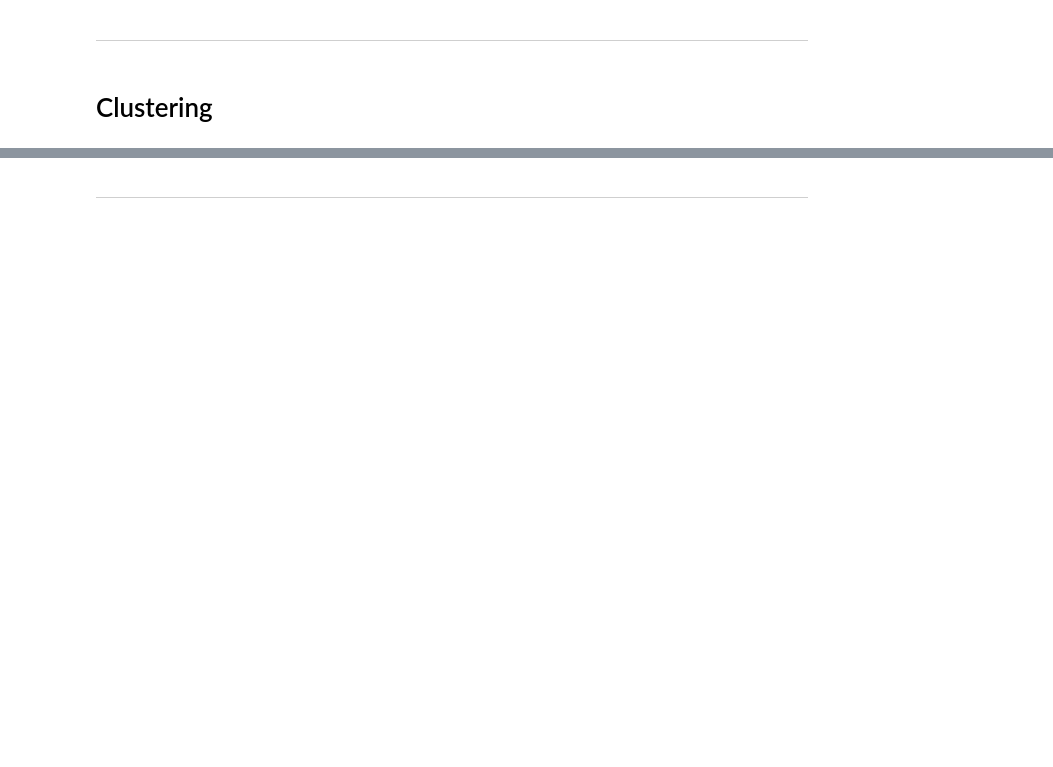
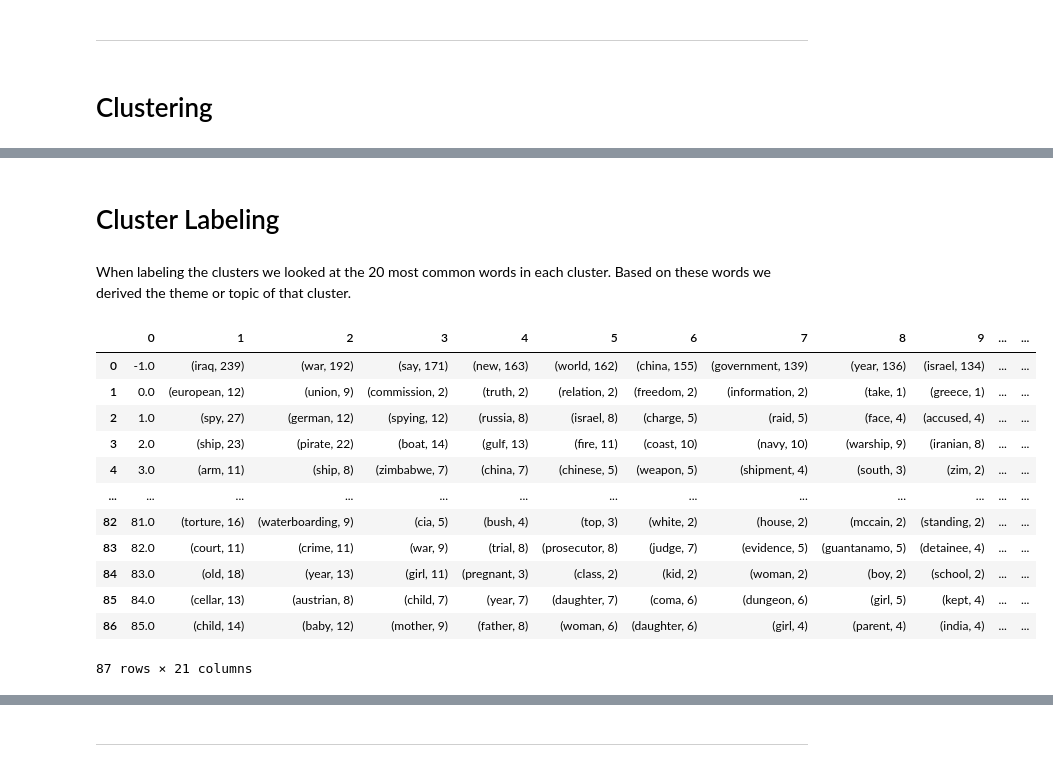
Before and after one commit to norahahr/TMproject, a Jupyter notebook: TM Group Project.ipynb, the cells around one changed output, grey strips where cells are left out. Saved outputs shown, nothing was run; the diff lists cells and outputs as text; code cells hidden in the pictures; blank space fills up the shorter version.

Commit message:
Add cluster labeling

```diff
--- a/TM Group Project.ipynb
+++ b/TM Group Project.ipynb
@@ -316,0 +348,6 @@ train_ireland, test_ireland = train_test_split(ireland_df, test_size=0.20, rando
+# %%
+# Generate the optimized cluster model for the Reddit data
+reddit_clusters = generate_clusters(sentence_embeddings=reddit_embed,
+                                    n_neighbors=9,
+                                    n_components=4,
+                                    min_cluster_size=14)
@@ -316,0 +360,52 @@ train_ireland, test_ireland = train_test_split(ireland_df, test_size=0.20, rando
+# %% [markdown]
+# Cluster Labeling
+# %% [markdown]
+When labeling the clusters we looked at the 20 most common words in each cluster. Based on these words we derived the theme or topic of that cluster.
+# %%
+def cluster_words(embedding, clustering, label, top_words = 20):
+    """Given a list of sentence embeddings and correspoding cluster labels, returns the most frequent words
+   for a given cluster."""
+
+    word_list = []
+
+    for n in range(len(embedding)):
+        if clustering.labels_[n] == label:
+            word_list.append(embedding.iloc[n][0])
+
+    word_counter = Counter(chain.from_iterable(word_list))
+
+    return word_counter.most_common(top_words)
+
+def clusters_words(embedding, clustering, top_words = 20):
+    """Given a list of sentence embeddings and corresponding cluster labels, returns the most frequent words
+    for each cluster."""
+
+    word_freq_df = pd.DataFrame()
+
+    for n in np.unique(clustering.labels_):
+        words_df = pd.Series(cluster_words(embedding = embedding,
+                                          clustering = clustering,
+                                          label = n,
+                                          top_words = top_words))
+        cluster_df = pd.Series(n).append(words_df, ignore_index = True)
+        word_freq_df = word_freq_df.append(cluster_df, ignore_index=True)
+
+    return word_freq_df
+# %%
+# The top 20 most common words for each cluster in the Reddit dataset
+reddit_freq = clusters_words(embedding= reddit_embed, clustering=reddit_clusters, top_words = 20)
+reddit_freq
+# %% [output]
+|  | 0 | 1 | 2 | 3 | 4 | 5 | 6 | 7 | 8 | 9 | ... | ... |
+| 0 | -1.0 | (iraq, 239) | (war, 192) | (say, 171) | (new, 163) | (world, 162) | (china, 155) | (government, 139) | (year, 136) | (israel, 134) | ... | ... |
+| 1 | 0.0 | (european, 12) | (union, 9) | (commission, 2) | (truth, 2) | (relation, 2) | (freedom, 2) | (information, 2) | (take, 1) | (greece, 1) | ... | ... |
+| 2 | 1.0 | (spy, 27) | (german, 12) | (spying, 12) | (russia, 8) | (israel, 8) | (charge, 5) | (raid, 5) | (face, 4) | (accused, 4) | ... | ... |
+| 3 | 2.0 | (ship, 23) | (pirate, 22) | (boat, 14) | (gulf, 13) | (fire, 11) | (coast, 10) | (navy, 10) | (warship, 9) | (iranian, 8) | ... | ... |
+| 4 | 3.0 | (arm, 11) | (ship, 8) | (zimbabwe, 7) | (china, 7) | (chinese, 5) | (weapon, 5) | (shipment, 4) | (south, 3) | (zim, 2) | ... | ... |
+| ... | ... | ... | ... | ... | ... | ... | ... | ... | ... | ... | ... | ... |
+| 82 | 81.0 | (torture, 16) | (waterboarding, 9) | (cia, 5) | (bush, 4) | (top, 3) | (white, 2) | (house, 2) | (mccain, 2) | (standing, 2) | ... | ... |
+| 83 | 82.0 | (court, 11) | (crime, 11) | (war, 9) | (trial, 8) | (prosecutor, 8) | (judge, 7) | (evidence, 5) | (guantanamo, 5) | (detainee, 4) | ... | ... |
+| 84 | 83.0 | (old, 18) | (year, 13) | (girl, 11) | (pregnant, 3) | (class, 2) | (kid, 2) | (woman, 2) | (boy, 2) | (school, 2) | ... | ... |
+| 85 | 84.0 | (cellar, 13) | (austrian, 8) | (child, 7) | (year, 7) | (daughter, 7) | (coma, 6) | (dungeon, 6) | (girl, 5) | (kept, 4) | ... | ... |
+| 86 | 85.0 | (child, 14) | (baby, 12) | (mother, 9) | (father, 8) | (woman, 6) | (daughter, 6) | (girl, 4) | (parent, 4) | (india, 4) | ... | ... |
+87 rows × 21 columns
```
Also changed, not shown: parts of 22 cells of this notebook.
